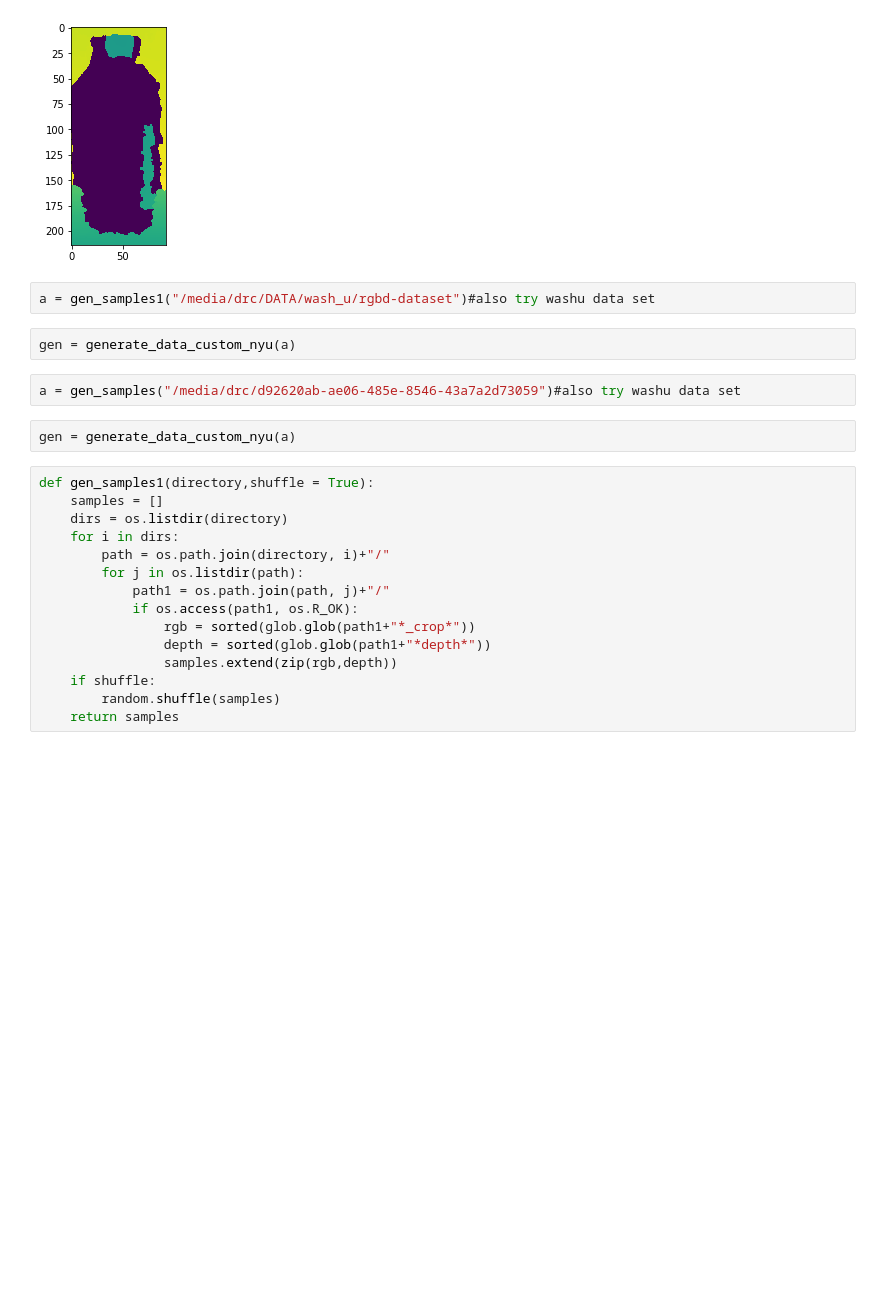
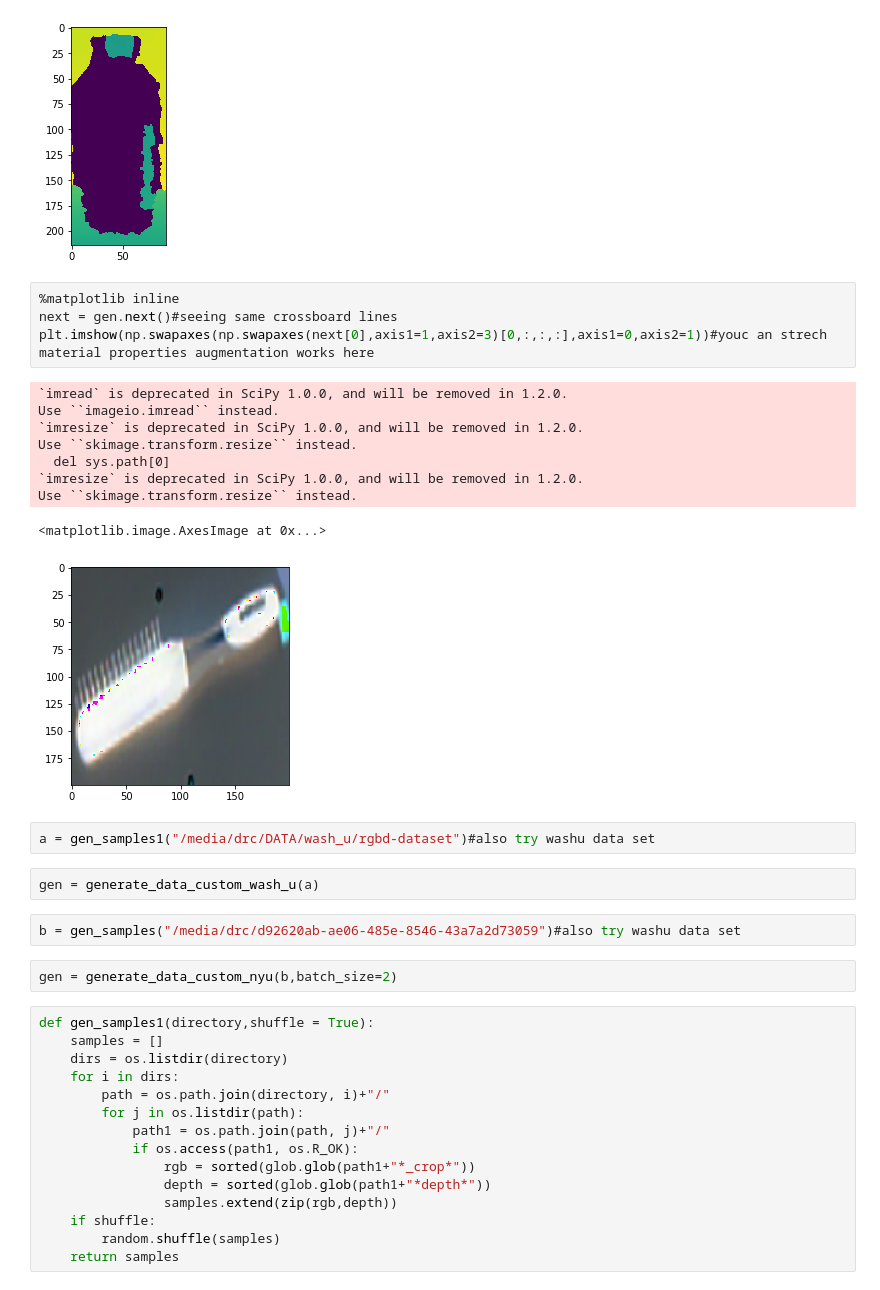
Before and after one commit to RobotLocomotion/spartan, a Jupyter notebook: src/DepthSim/python/notebooks/pixel-wise-cnnNew.ipynb, the cells around one changed output. Saved outputs shown, nothing was run; the diff lists cells and outputs as text; blank space fills up the shorter version.

```diff
--- a/src/DepthSim/python/notebooks/pixel-wise-cnnNew.ipynb
+++ b/src/DepthSim/python/notebooks/pixel-wise-cnnNew.ipynb
@@ -108,14 +115,28 @@ Use ``imageio.imread`` instead.
   This is separate from the ipykernel package so we can avoid doing imports until
 <matplotlib.image.AxesImage at 0x...>
 [figure]
+# %%
+%matplotlib inline
+next = gen.next()#seeing same crossboard lines
+plt.imshow(np.swapaxes(np.swapaxes(next[0],axis1=1,axis2=3)[0,:,:,:],axis1=0,axis2=1))#youc an strech material properties augmentation works here
+# %% [output]
+`imread` is deprecated in SciPy 1.0.0, and will be removed in 1.2.0.
+Use ``imageio.imread`` instead.
+`imresize` is deprecated in SciPy 1.0.0, and will be removed in 1.2.0.
+Use ``skimage.transform.resize`` instead.
+  del sys.path[0]
+`imresize` is deprecated in SciPy 1.0.0, and will be removed in 1.2.0.
+Use ``skimage.transform.resize`` instead.
+<matplotlib.image.AxesImage at 0x...>
+[figure, added]
 # %%
 a = gen_samples1("/media/drc/DATA/wash_u/rgbd-dataset")#also try washu data set
 # %%
-gen = generate_data_custom_nyu(a)
+gen = generate_data_custom_wash_u(a)
 # %%
-a = gen_samples("/media/drc/d92620ab-ae06-485e-8546-43a7a2d73059")#also try washu data set
+b = gen_samples("/media/drc/d92620ab-ae06-485e-8546-43a7a2d73059")#also try washu data set
 # %%
-gen = generate_data_custom_nyu(a)
+gen = generate_data_custom_nyu(b,batch_size=2)
 # %%
 def gen_samples1(directory,shuffle = True):
     samples = []
```
Also changed, not shown: parts of 35 cells of this notebook, 2 other files.
